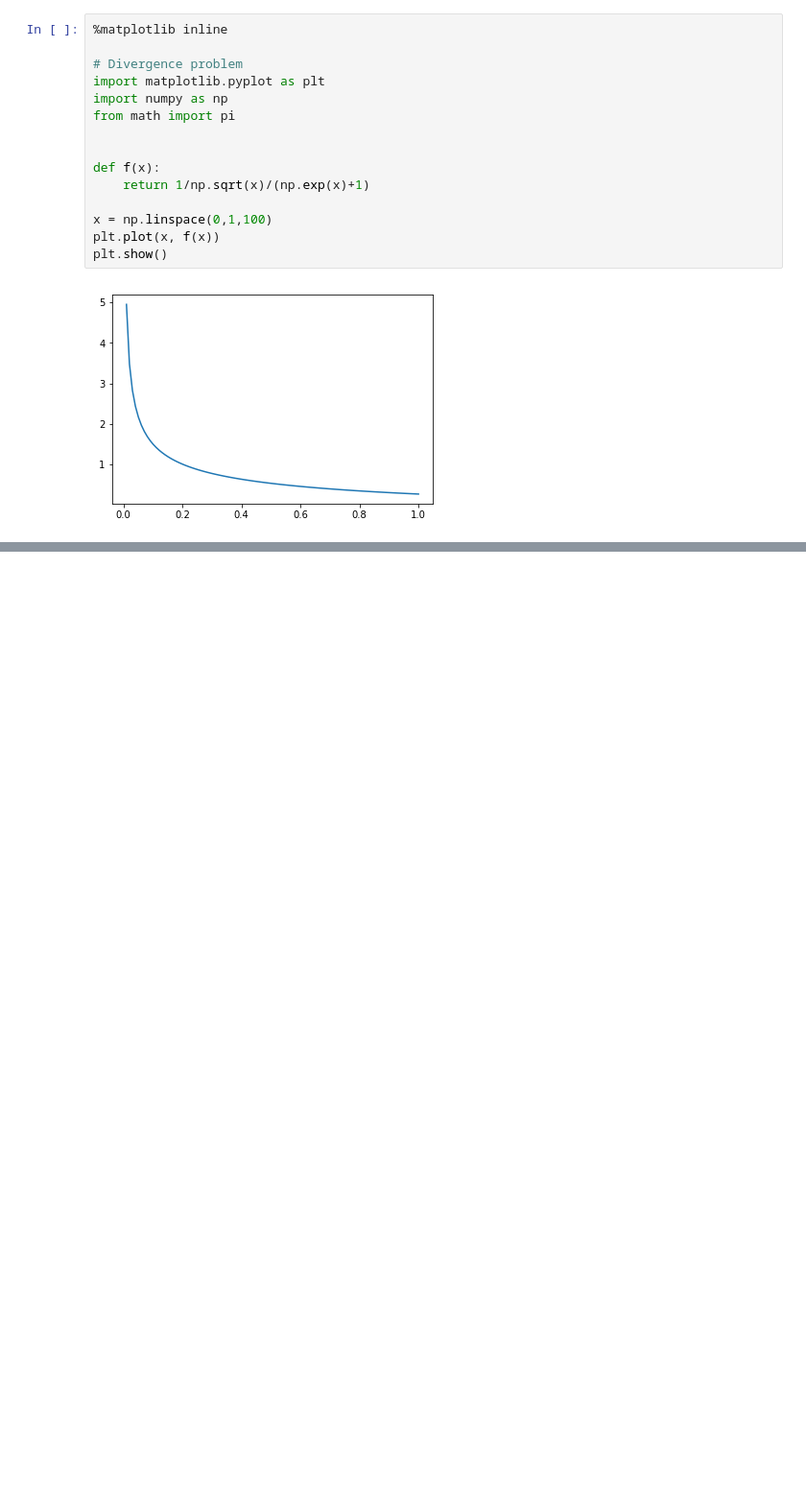
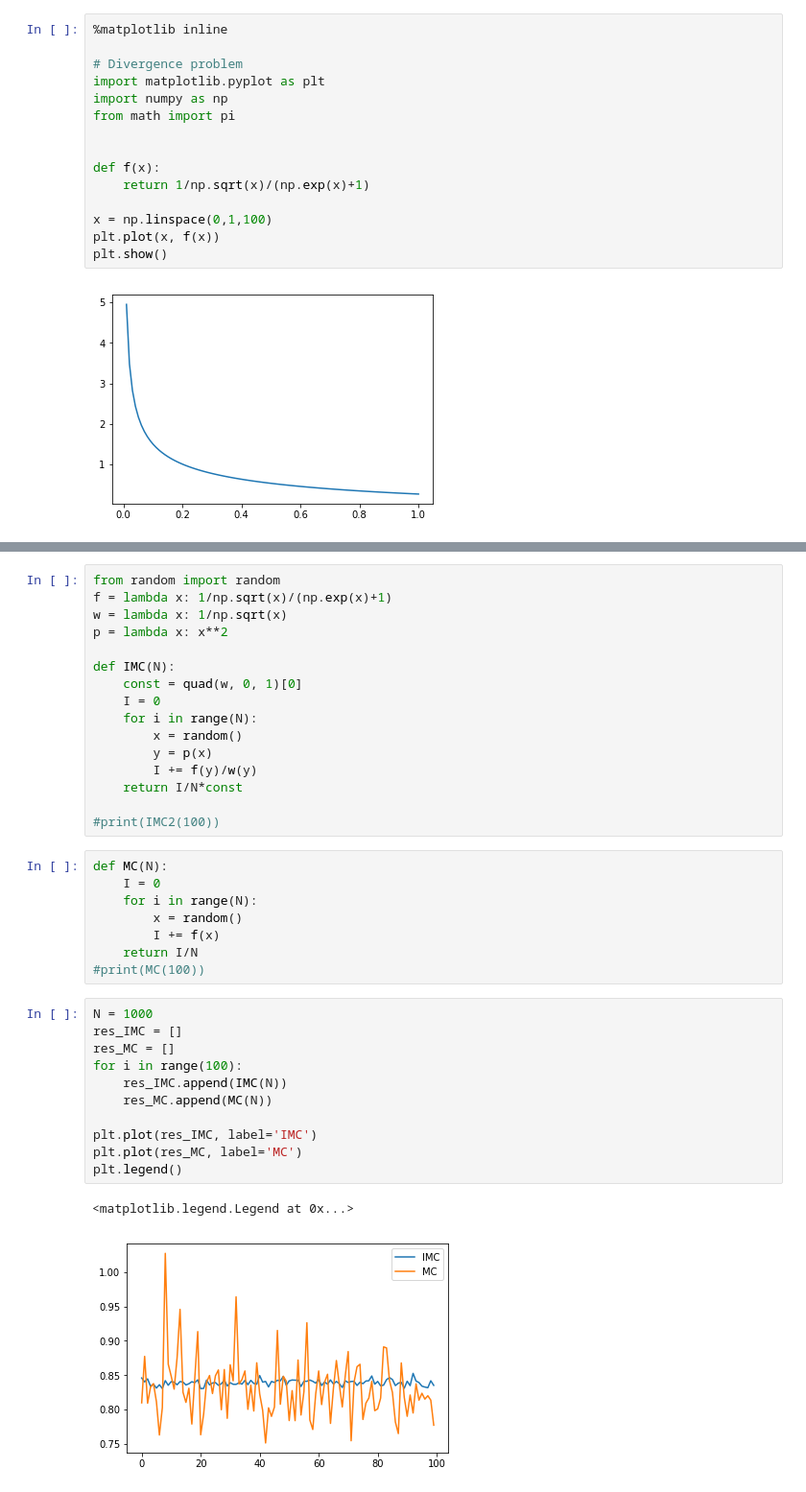
Before and after one commit to MaterSim/ComputationalPhysics300, a Jupyter notebook: Lec_12_monte_carlo2.ipynb, the cells around one changed output, grey strips where cells are left out. Shown at 96% size. Saved outputs shown, nothing was run; the diff lists cells and outputs as text; blank space fills up the shorter version.

```diff
--- a/Lec_12_monte_carlo2.ipynb
+++ b/Lec_12_monte_carlo2.ipynb
@@ -184,0 +226,38 @@ using the importance sampling method with $w(x) = x^{-1/2}$, with 1,000,000 rand
+# %%
+from random import random
+f = lambda x: 1/np.sqrt(x)/(np.exp(x)+1)
+w = lambda x: 1/np.sqrt(x)
+p = lambda x: x**2
+
+def IMC(N):
+    const = quad(w, 0, 1)[0]
+    I = 0
+    for i in range(N):
+        x = random()
+        y = p(x)
+        I += f(y)/w(y)
+    return I/N*const
+
+#print(IMC2(100))
+# %%
+def MC(N):
+    I = 0
+    for i in range(N):
+        x = random()
+        I += f(x)
+    return I/N
+#print(MC(100))
+# %%
+N = 1000
+res_IMC = []
+res_MC = []
+for i in range(100):
+    res_IMC.append(IMC(N))
+    res_MC.append(MC(N))
+
+plt.plot(res_IMC, label='IMC')
+plt.plot(res_MC, label='MC')
+plt.legend()
+# %% [output]
+<matplotlib.legend.Legend at 0x...>
+[figure, added]
```
Also changed, not shown: parts of 5 cells of this notebook.
